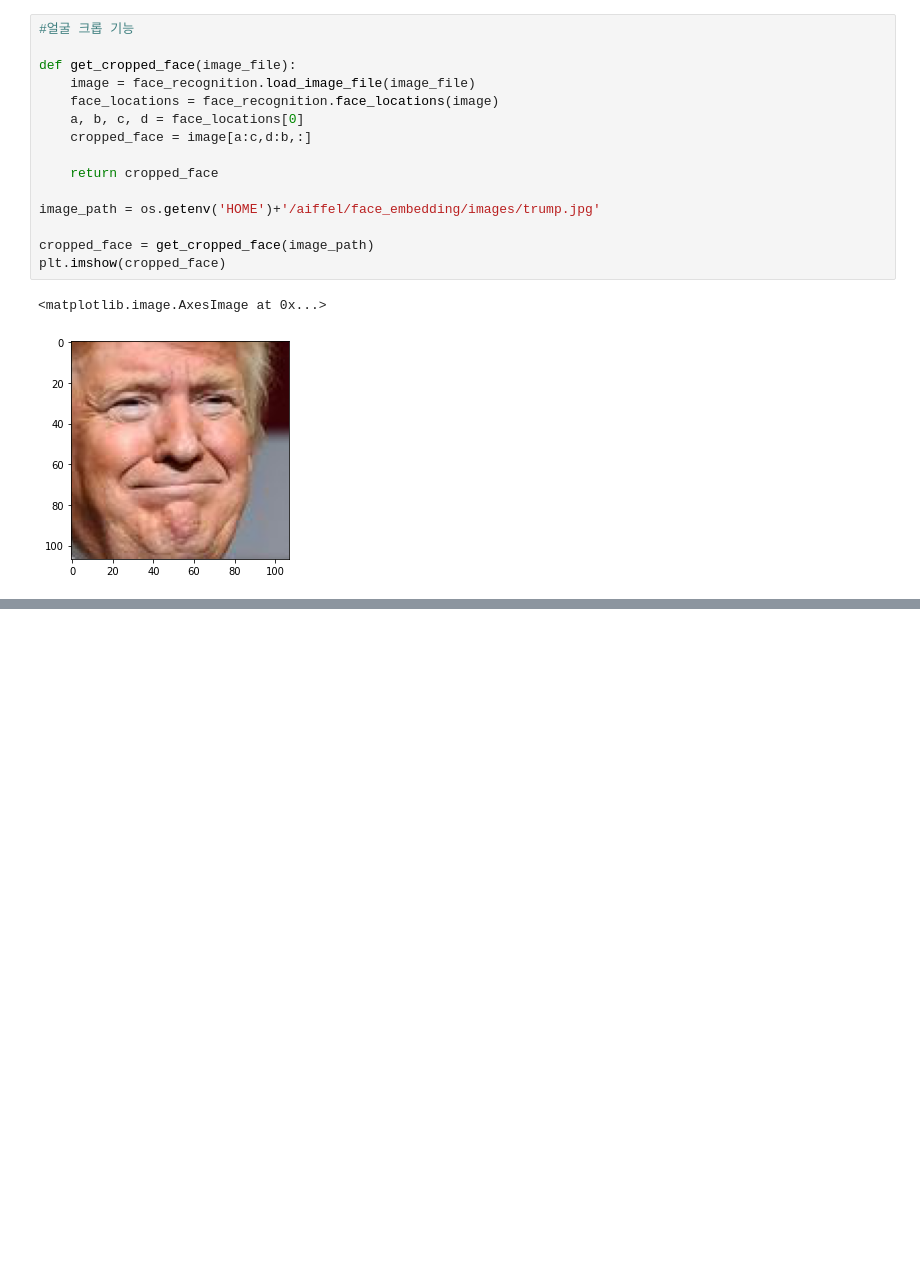
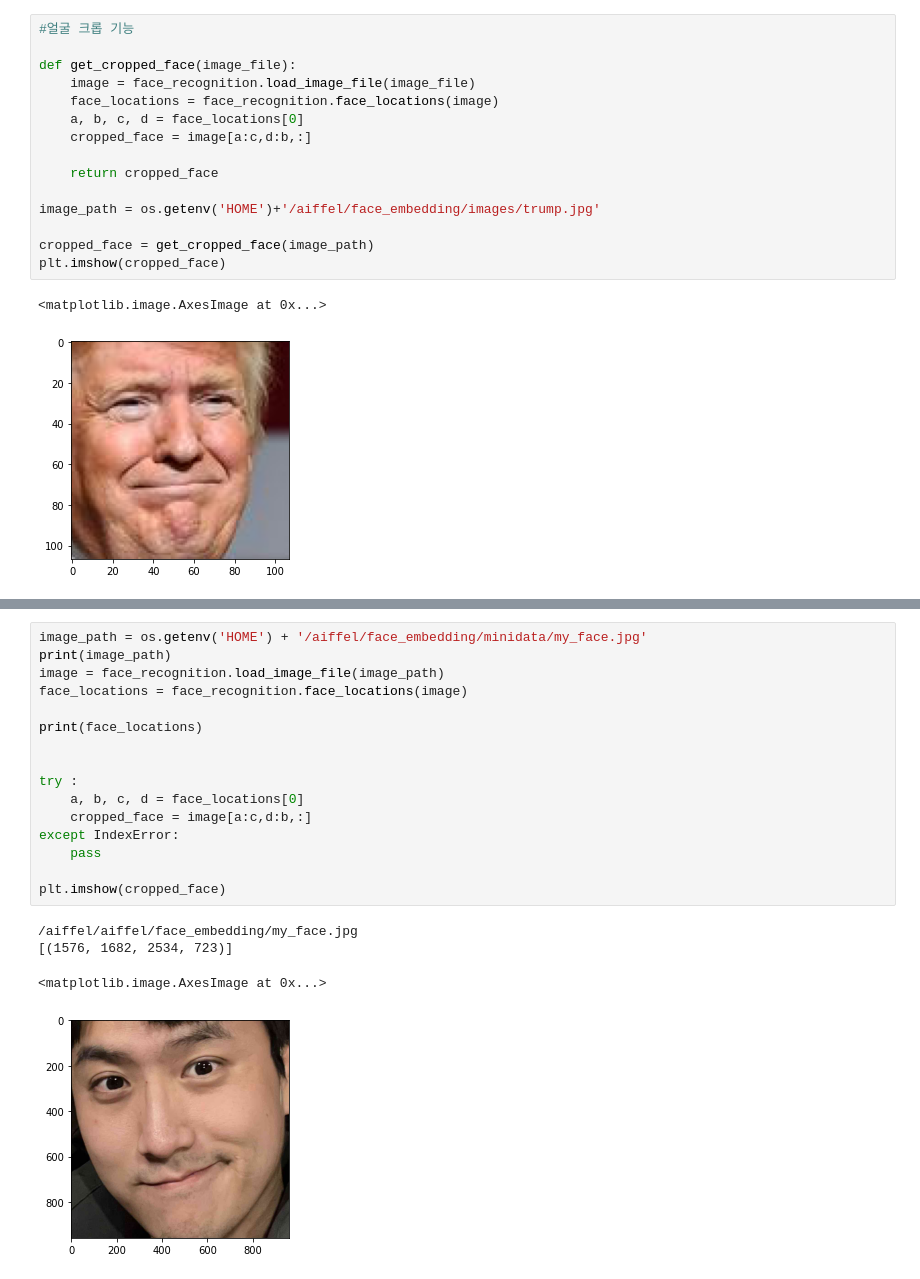
Before and after one commit to moonkl7/Simple_AI, a Jupyter notebook: [E-05]celeb_Face.ipynb, the cells around one changed output, grey strips where cells are left out. Cells and saved outputs as stored; diff of their text form; blank space fills up the shorter version.

```diff
--- a/[E-05]celeb_Face.ipynb
+++ b/[E-05]celeb_Face.ipynb
@@ -85,0 +183,21 @@ plt.imshow(cropped_face)
+# %%
+image_path = os.getenv('HOME') + '/aiffel/face_embedding/minidata/my_face.jpg'
+print(image_path)
+image = face_recognition.load_image_file(image_path)
+face_locations = face_recognition.face_locations(image)
+
+print(face_locations)
+
+
+try :
+    a, b, c, d = face_locations[0]
+    cropped_face = image[a:c,d:b,:]
+except IndexError:
+    pass
+
+plt.imshow(cropped_face)
+# %% [output]
+/aiffel/aiffel/face_embedding/my_face.jpg
+[(1576, 1682, 2534, 723)]
+<matplotlib.image.AxesImage at 0x...>
+[figure, added]
```
Also changed, not shown: parts of 15 cells of this notebook.
